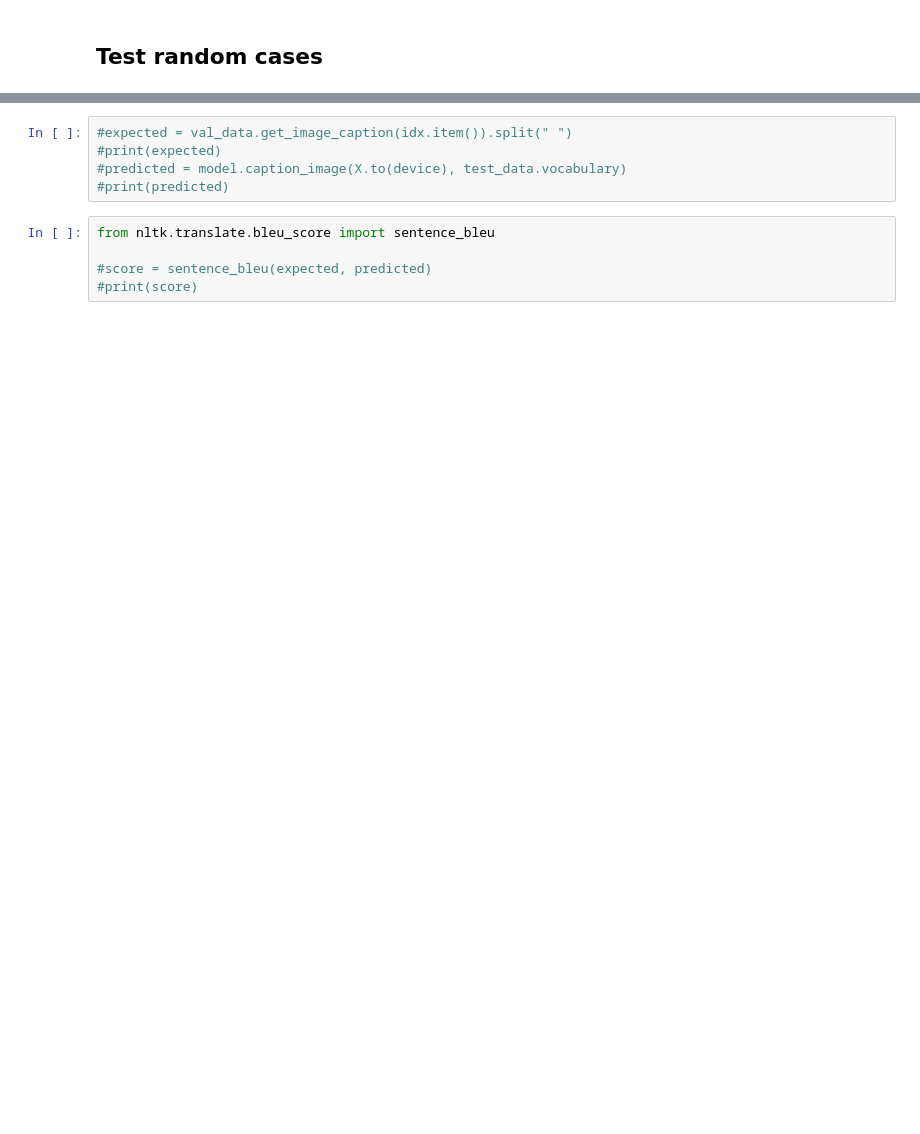
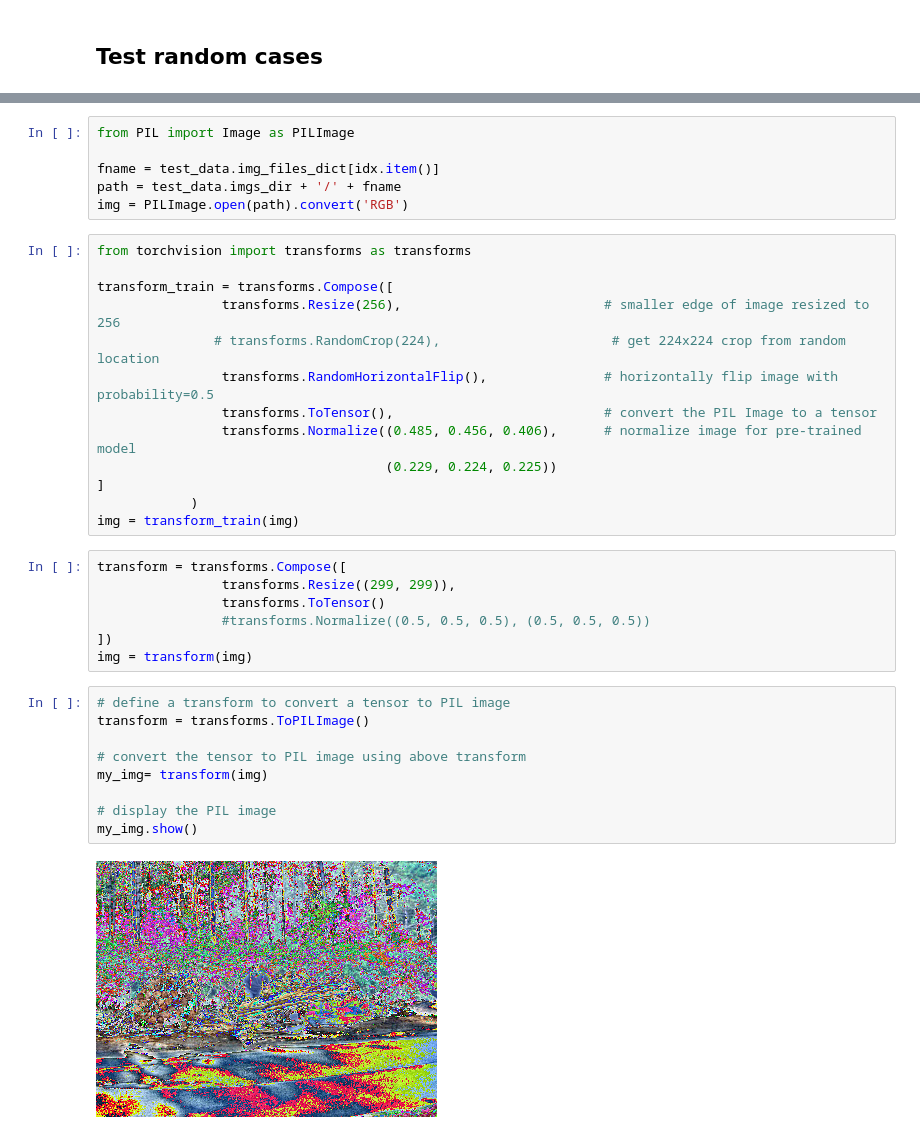
Before and after one commit to PriyankaVelagala/Image-Captioning-Project, a Jupyter notebook: train_model.ipynb, the cells around one changed output, grey strips where cells are left out. Drawn from its saved outputs; the diff is of its cells as text; blank space fills up the shorter version.

```diff
--- a/train_model.ipynb
+++ b/train_model.ipynb
@@ -275,10 +371,37 @@ Predicted:  ['<SOS>', 'a', 'man', 'in', 'a', 'black', 'shirt', 'and', 'jeans', '
-# %%
-#expected = val_data.get_image_caption(idx.item()).split(" ")
-#print(expected)
-#predicted = model.caption_image(X.to(device), test_data.vocabulary)
-#print(predicted)
-# %%
-from nltk.translate.bleu_score import sentence_bleu
-
-#score = sentence_bleu(expected, predicted)
-#print(score)
+# %%
+from PIL import Image as PILImage
+
+fname = test_data.img_files_dict[idx.item()]
+path = test_data.imgs_dir + '/' + fname
+img = PILImage.open(path).convert('RGB')
+# %%
+from torchvision import transforms as transforms
+
+transform_train = transforms.Compose([
+                transforms.Resize(256),                          # smaller edge of image resized to 256
+               # transforms.RandomCrop(224),                      # get 224x224 crop from random location
+                transforms.RandomHorizontalFlip(),               # horizontally flip image with probability=0.5
+                transforms.ToTensor(),                           # convert the PIL Image to a tensor
+                transforms.Normalize((0.485, 0.456, 0.406),      # normalize image for pre-trained model
+                                     (0.229, 0.224, 0.225))
+]
+            )
+img = transform_train(img)
+# %%
+transform = transforms.Compose([
+                transforms.Resize((299, 299)),
+                transforms.ToTensor()
+                #transforms.Normalize((0.5, 0.5, 0.5), (0.5, 0.5, 0.5))
+])
+img = transform(img)
+# %%
+# define a transform to convert a tensor to PIL image
+transform = transforms.ToPILImage()
+
+# convert the tensor to PIL image using above transform
+my_img= transform(img)
+
+# display the PIL image
+my_img.show()
+# %% [output]
+[figure, added]
```
Also changed, not shown: parts of 15 cells of this notebook.
